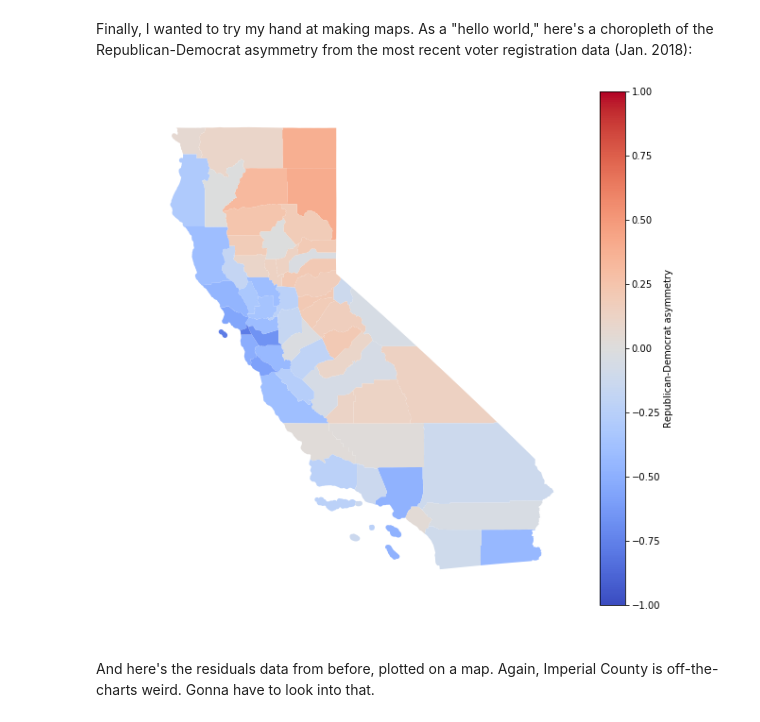
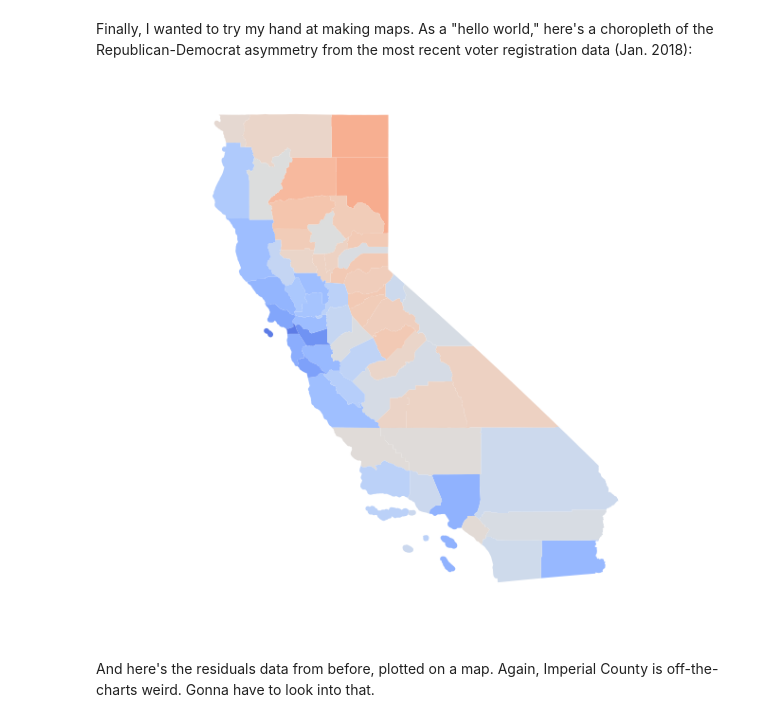
Before and after one commit to cnehrkorn/CaliVoting, a Jupyter notebook: explore_CA_statewide_measures.ipynb, the cells around one changed output. Drawn from its saved outputs; the diff is of its cells as text; code cells hidden in the pictures.

```diff
--- a/explore_CA_statewide_measures.ipynb
+++ b/explore_CA_statewide_measures.ipynb
@@ -278,27 +292,28 @@ Finally, I wanted to try my hand at making maps. As a "hello world," here's a ch
 # %%
 dem_count = df_reg.loc[idx[:,'Count'],idx[:,'Democratic']]
 dem_count.columns = dem_count.columns.droplevel('Category')
 dem_count.index = dem_count.index.droplevel('Count_type')
 rep_count = df_reg.loc[idx[:,'Count'],idx[:,'Republican']]
 rep_count.columns = rep_count.columns.droplevel('Category')
 rep_count.index = rep_count.index.droplevel('Count_type')
 rd_asym = ((rep_count - dem_count) / (rep_count + dem_count)).drop('State Total')
 
 gdf = gpd.read_file('data/shapefiles/CA_Counties/CA_Counties_TIGER2016.shp')
 gdf.index = gdf.NAME
 gdf.sort_index(inplace=True)
 gdf['CHORO_DATA'] = rd_asym[rd_asym.columns[-1]]
 f, ax = plt.subplots(1, figsize=(10, 10))
 norm = mpl.colors.Normalize(vmin=-1.,vmax=1.)
 h_plot = gdf.plot(ax=ax, column='CHORO_DATA',cmap='coolwarm',vmin = -1,vmax=1)
-sm = plt.cm.ScalarMappable(cmap='coolwarm', norm=norm)
-sm._A = []
-cbar = f.colorbar(sm)
-cbar.ax.set_ylabel('Republican-Democrat asymmetry')
+# sm = plt.cm.ScalarMappable(cmap='coolwarm', norm=norm)
+# sm._A = []
+# cbar = f.colorbar(sm)
+# cbar.ax.set_ylabel('Republican-Democrat asymmetry')
 ax.set_axis_off()
 plt.axis('equal');
+plt.savefig('RD_asym_county.png',dpi=300)
 # %% [output]
-[figure, old version]
+[figure, new version]
 # %% [markdown]
 And here's the residuals data from before, plotted on a map. Again, Imperial County is off-the-charts weird. Gonna have to look into that.
 # %%
```
Also changed, not shown: parts of 2 cells of this notebook, 4 other files.
